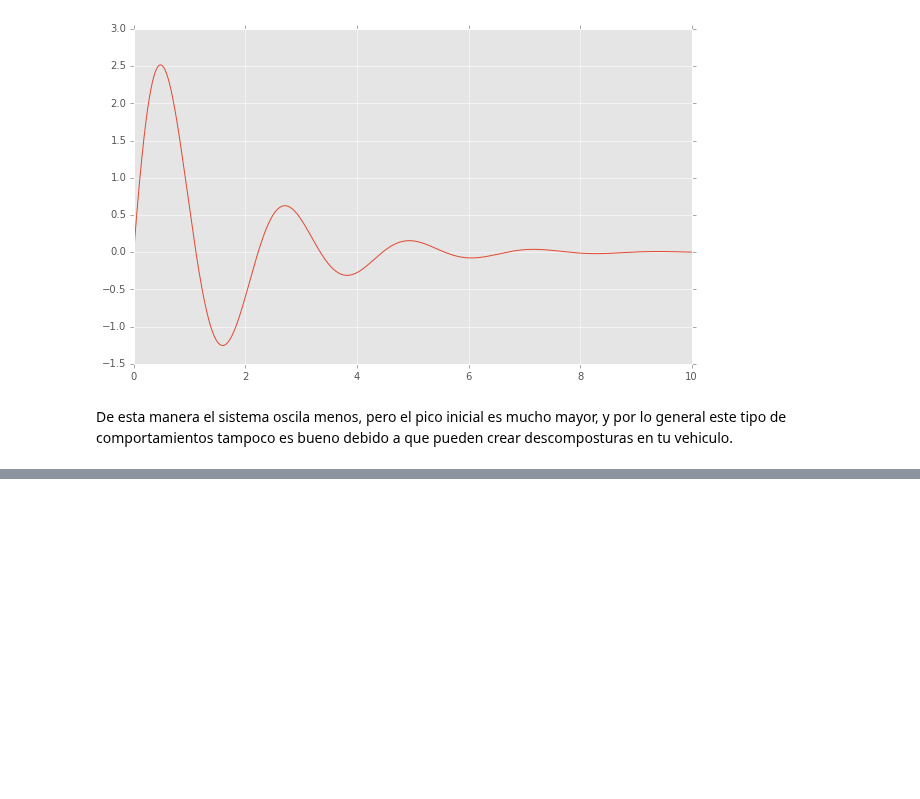
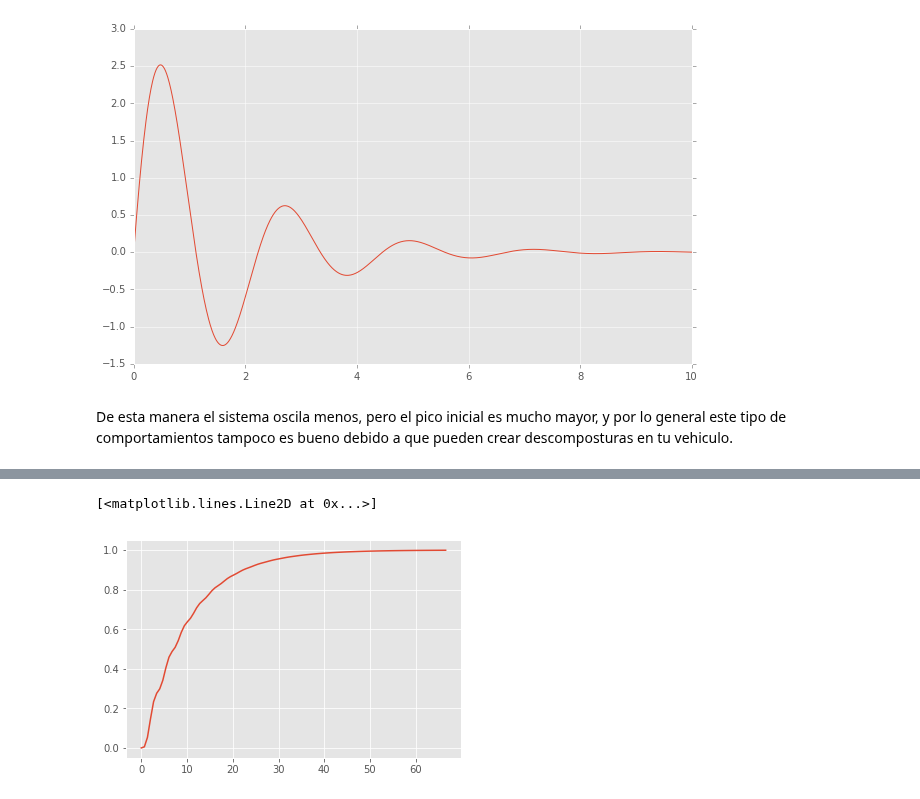
Before and after one commit to cad3na/JupyterNotebooks, a Jupyter notebook: Python/Control/Sistema Masa Resorte Amortiguador.ipynb, the cells around one changed output, grey strips where cells are left out. Cells and saved outputs as stored; diff of their text form; code cells hidden in the pictures; blank space fills up the shorter version.

```diff
--- a/Python/Control/Sistema Masa Resorte Amortiguador.ipynb
+++ b/Python/Control/Sistema Masa Resorte Amortiguador.ipynb
@@ -154,0 +169,7 @@ De esta manera el sistema oscila menos, pero el pico inicial es mucho mayor, y p
+# %%
+y,t = step(G)
+# %%
+plot(t,y)
+# %% [output]
+[<matplotlib.lines.Line2D at 0x...>]
+[figure, added]
```
Also changed, not shown: parts of 5 cells of this notebook, 4 other files.
